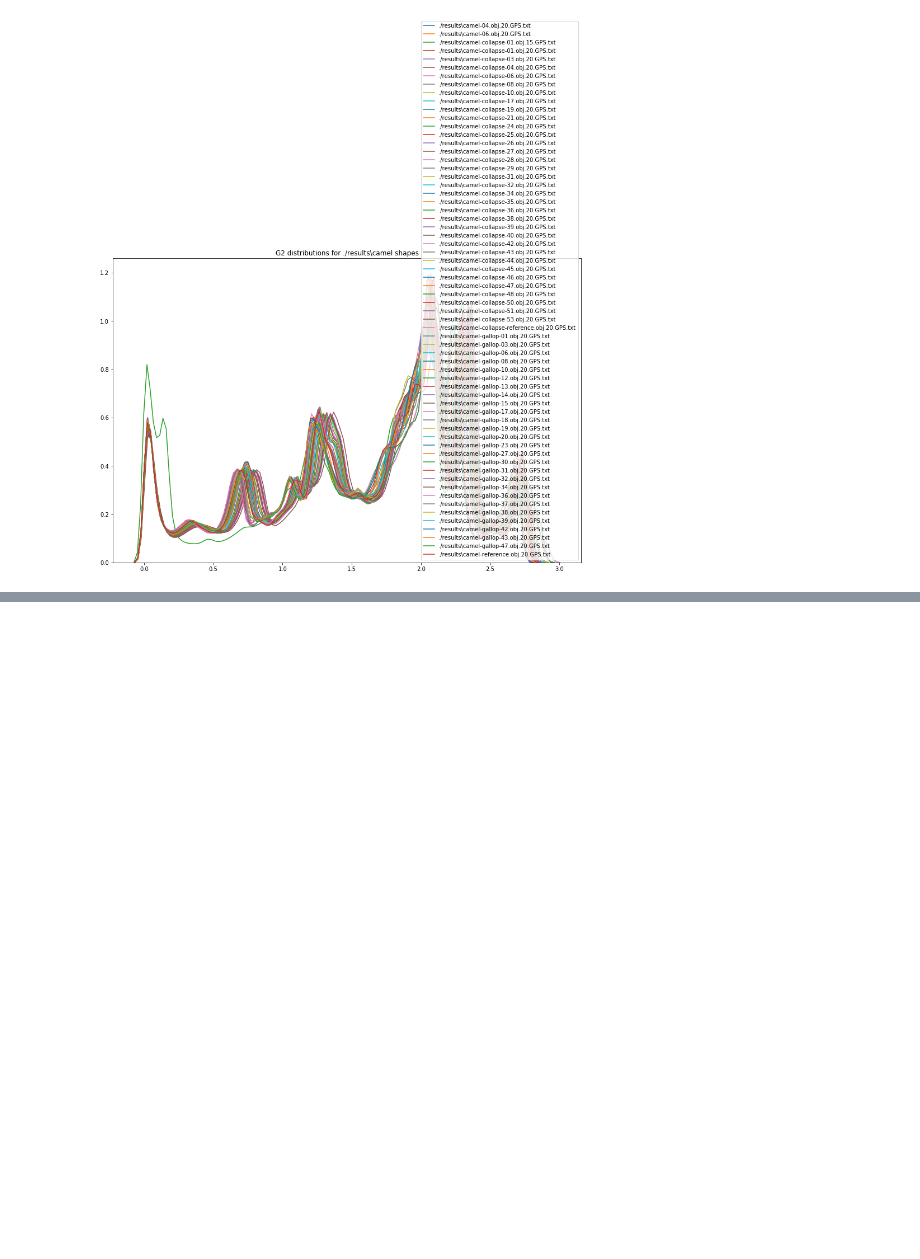
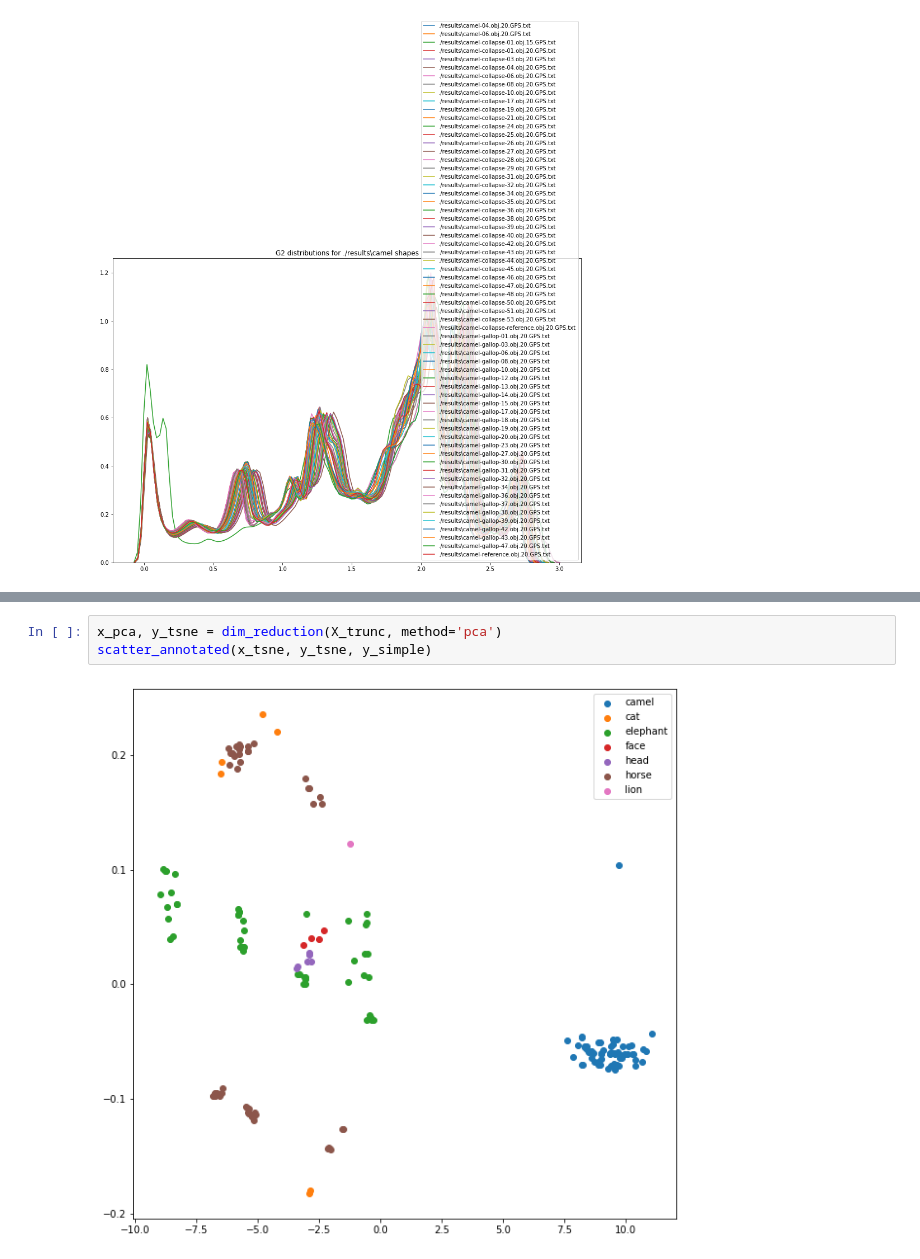
Before and after one commit to cepedus/Laplace-Beltrami-mesh-classifier, a Jupyter notebook: DescriptorAnalysis.ipynb, the cells around one changed output, grey strips where cells are left out. Cells and saved outputs as stored; diff of their text form; blank space fills up the shorter version.

```diff
--- a/DescriptorAnalysis.ipynb
+++ b/DescriptorAnalysis.ipynb
@@ -288,0 +324,5 @@ for shape in base_names:
+# %%
+x_pca, y_tsne = dim_reduction(X_trunc, method='pca')
+scatter_annotated(x_tsne, y_tsne, y_simple)
+# %% [output]
+[figure, added]
```
Also changed, not shown: parts of 8 cells of this notebook.
